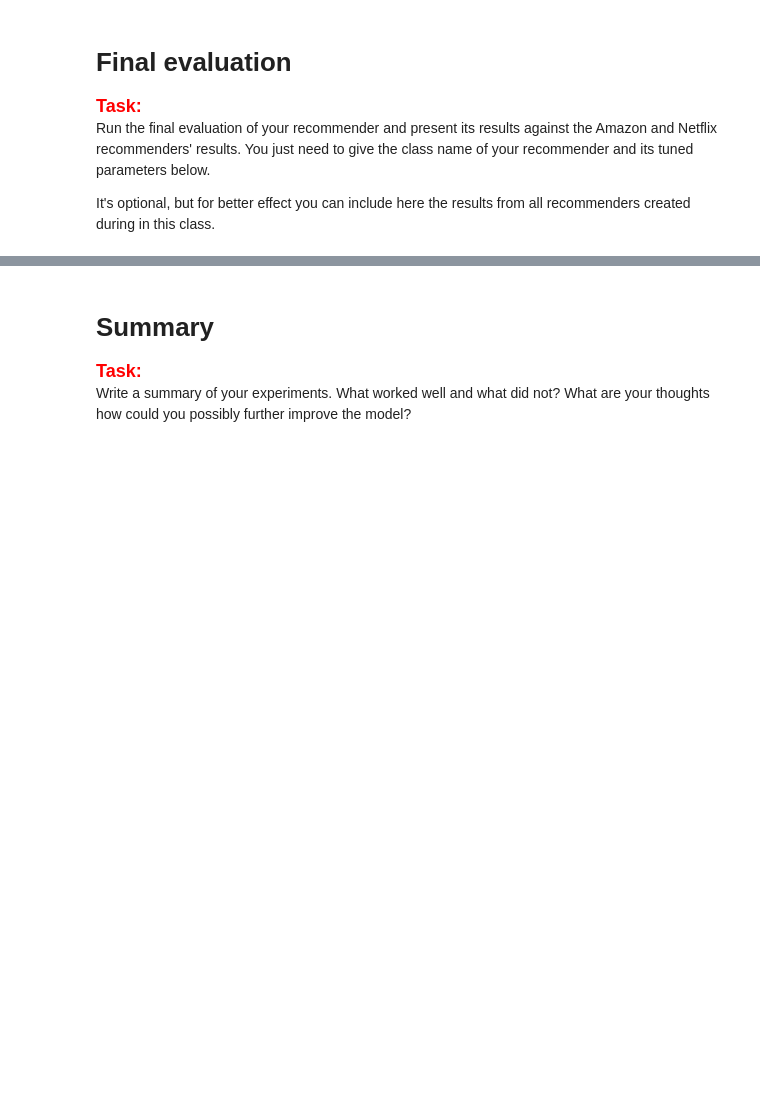
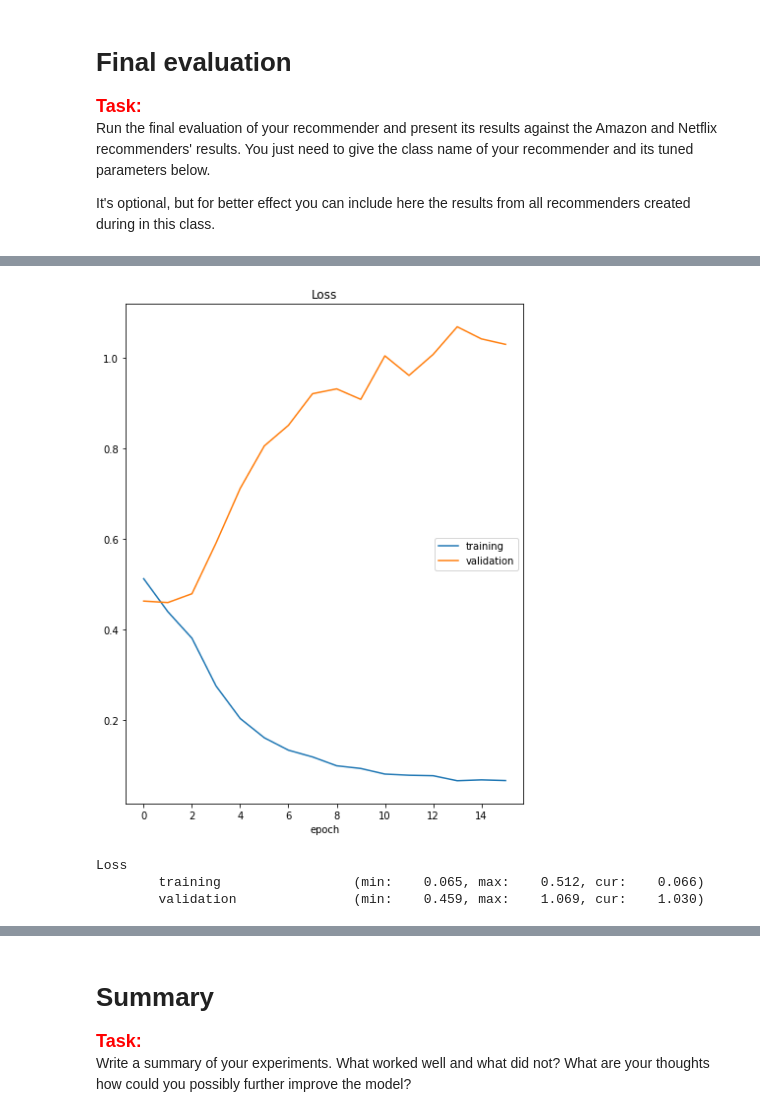
Before and after one commit to C7A7A/hotel-recommender-neural-network, a Jupyter notebook: project_2_recommender_and_evaluation.ipynb, the cells around one changed output, grey strips where cells are left out. Saved outputs shown, nothing was run; the diff lists cells and outputs as text; code cells hidden in the pictures; blank space fills up the shorter version.

```diff
--- a/project_2_recommender_and_evaluation.ipynb
+++ b/project_2_recommender_and_evaluation.ipynb
@@ -386,0 +793,25 @@ display(HTML(nn_tts_results.to_html()))
+# %%
+nn_recommender2 = NNRecommender(
+    batch_size = 32,
+    embedding_dim = 22,
+    lr = 0.0063,
+    model_to_use = 'MLPModel',
+    n_epochs = 16,
+    n_neg_per_pos = 2,
+    optimizer_to_use = 'Adam',
+    weight_decay = 0.00085
+)  # Initialize your recommender here
+
+# Give the name of your recommender in the line below
+nn_tts_results2 = [['BasicRecommenderMLPModelAdam'] + list(evaluate_train_test_split_implicit(
+    nn_recommender2, interactions_df, items_df))]
+
+nn_tts_results2 = pd.DataFrame(
+    nn_tts_results2, columns=['Recommender', 'HR@1', 'HR@3', 'HR@5', 'HR@10', 'NDCG@1', 'NDCG@3', 'NDCG@5', 'NDCG@10'])
+
+display(HTML(nn_tts_results2.to_html()))
+# %% [output]
+[figure, added]
+Loss
+        training                 (min:    0.065, max:    0.512, cur:    0.066)
+        validation               (min:    0.459, max:    1.069, cur:    1.030)
```
Also changed, not shown: parts of 18 cells of this notebook, 2 other files.
